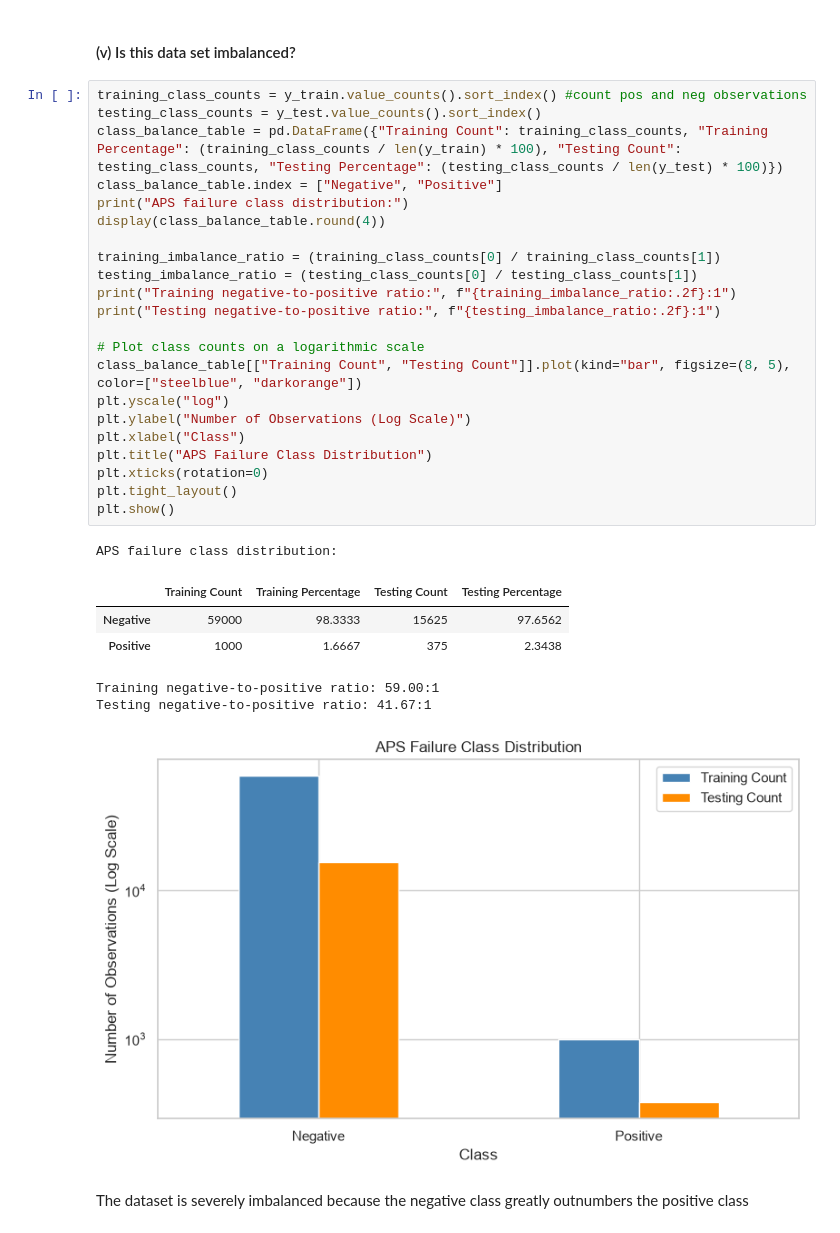
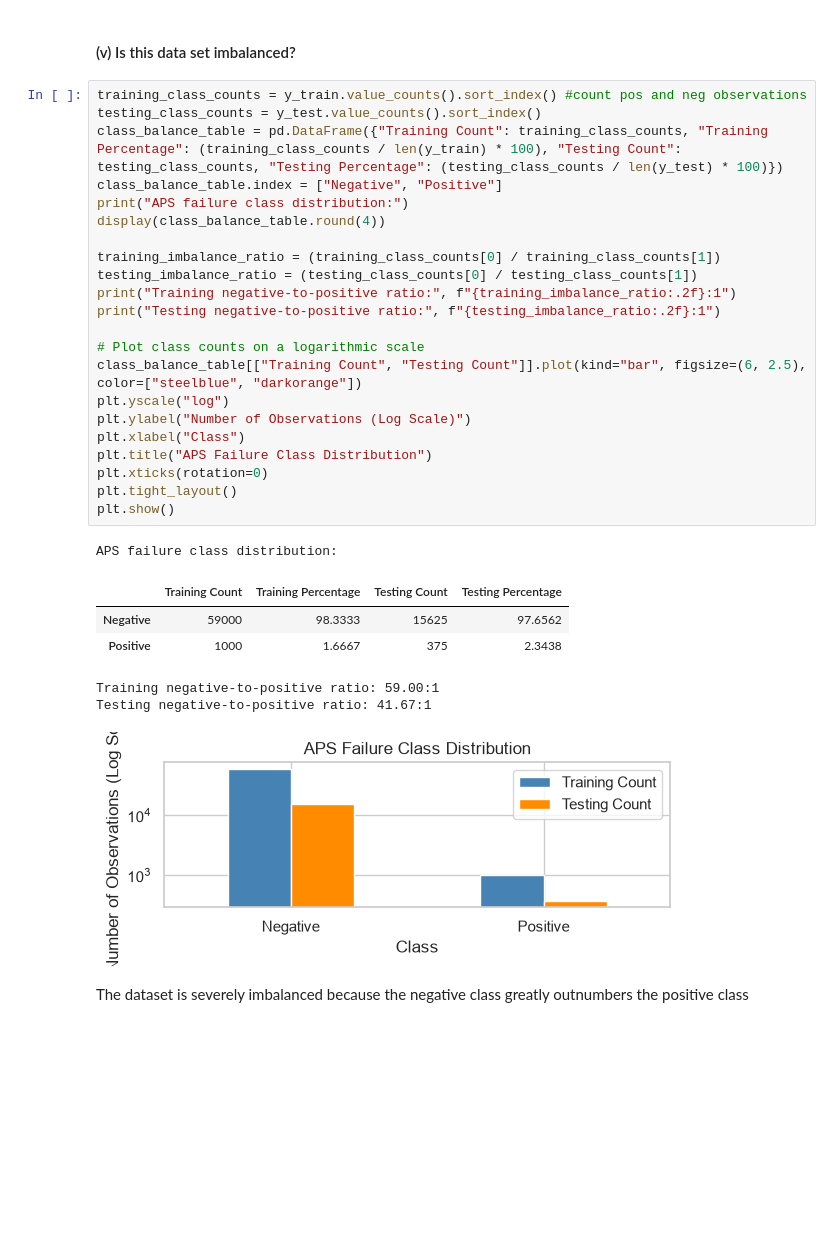
Before and after one commit to manvsatish/dsci-552-hw-6, a Jupyter notebook: notebook/Satish_Manvika_HW6.ipynb, the cells around one changed output. Saved outputs shown, nothing was run; the diff lists cells and outputs as text; blank space fills up the shorter version.

```diff
--- a/notebook/Satish_Manvika_HW6.ipynb
+++ b/notebook/Satish_Manvika_HW6.ipynb
@@ -246,33 +246,33 @@ The 13 predictors with the highest coefficients of variation show substantial va
 # %%
 training_class_counts = y_train.value_counts().sort_index() #count pos and neg observations
 testing_class_counts = y_test.value_counts().sort_index()
 class_balance_table = pd.DataFrame({"Training Count": training_class_counts, "Training Percentage": (training_class_counts / len(y_train) * 100), "Testing Count": testing_class_counts, "Testing Percentage": (testing_class_counts / len(y_test) * 100)})
 class_balance_table.index = ["Negative", "Positive"]
 print("APS failure class distribution:")
 display(class_balance_table.round(4))
 
 training_imbalance_ratio = (training_class_counts[0] / training_class_counts[1])
 testing_imbalance_ratio = (testing_class_counts[0] / testing_class_counts[1])
 print("Training negative-to-positive ratio:", f"{training_imbalance_ratio:.2f}:1")
 print("Testing negative-to-positive ratio:", f"{testing_imbalance_ratio:.2f}:1")
 
 # Plot class counts on a logarithmic scale
-class_balance_table[["Training Count", "Testing Count"]].plot(kind="bar", figsize=(8, 5), color=["steelblue", "darkorange"])
+class_balance_table[["Training Count", "Testing Count"]].plot(kind="bar", figsize=(6, 2.5), color=["steelblue", "darkorange"])
 plt.yscale("log")
 plt.ylabel("Number of Observations (Log Scale)")
 plt.xlabel("Class")
 plt.title("APS Failure Class Distribution")
 plt.xticks(rotation=0)
 plt.tight_layout()
 plt.show()
 # %% [output]
 APS failure class distribution:
 |  | Training Count | Training Percentage | Testing Count | Testing Percentage |
 | Negative | 59000 | 98.3333 | 15625 | 97.6562 |
 | Positive | 1000 | 1.6667 | 375 | 2.3438 |
 Training negative-to-positive ratio: 59.00:1
 Testing negative-to-positive ratio: 41.67:1
-[figure, old version]
+[figure, new version]
 # %% [markdown]
 The dataset is severely imbalanced because the negative class greatly outnumbers the positive class
 # %% [markdown]
```
Also changed, not shown: parts of 7 cells of this notebook.
